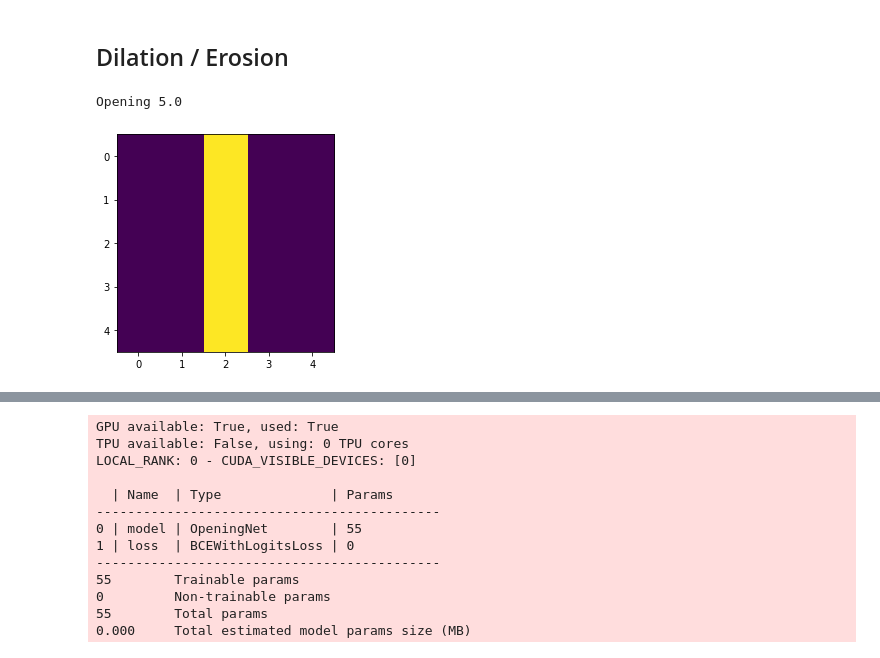
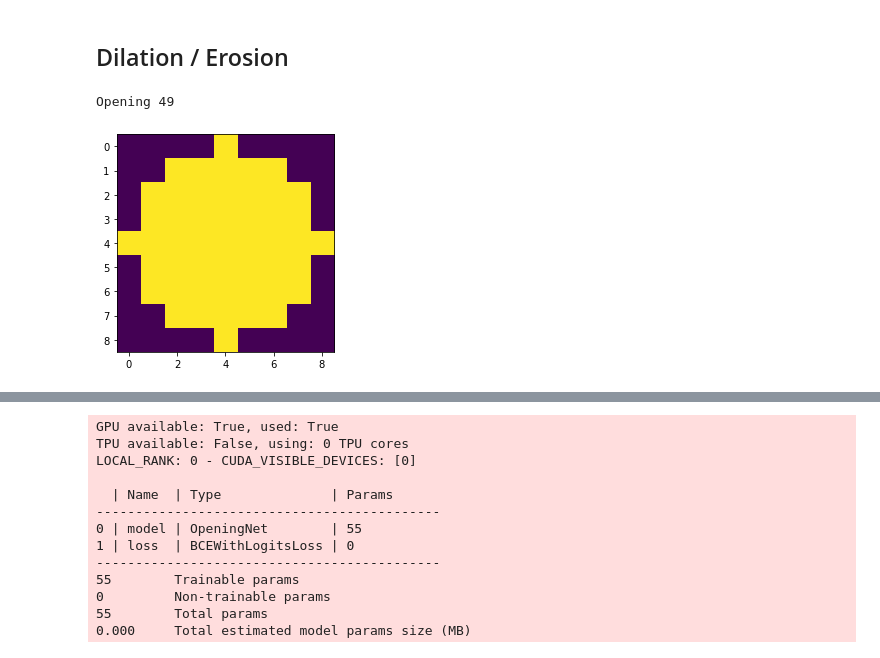
Before and after one commit to TheodoreAouad/3d_segm, a Jupyter notebook: Notebooks/DeepMorpho.ipynb, the cells around one changed output, grey strips where cells are left out. Saved outputs shown, nothing was run; the diff lists cells and outputs as text; code cells hidden in the pictures.

Commit message:
add new dataset and new morp operatoins

```diff
--- a/Notebooks/DeepMorpho.ipynb
+++ b/Notebooks/DeepMorpho.ipynb
@@ -7,6 +7,7 @@ from importlib import reload
 import random
 from functools import reduce
 from os.path import join
+from time import time
 
 import numpy as np
 import matplotlib.pyplot as plt
@@ -17,18 +18,20 @@ import pytorch_lightning as pl
 import skimage.morphology as morp
 from pytorch_lightning import Trainer
 from pytorch_lightning.loggers import TensorBoardLogger
+from PIL import Image, ImageDraw
 
 
 
 import general.array_morphology as arm
 import deep_morpho.models.pconv as pconv
 import deep_morpho.models.lightning_pconv as lpconv
-import deep_morpho.models.dilation_layer as dill
+import deep_morpho.models.bise as bise
 import deep_morpho.models.opening_net as onet
-import deep_morpho.models.lightning_dilation_layer as ldill
+import deep_morpho.models.lightning_bise as lbise
 import deep_morpho.models.lightning_opening_net as lon
 import deep_morpho.datasets.generate_forms1 as gfo
 import deep_morpho.datasets.generate_forms2 as gfo2
+import deep_morpho.datasets.generate_forms3 as gfo3
 import deep_morpho.datasets.multi_rect_dataset as mrda
 import deep_morpho.observables.plot_parameters as obs_weights
 import deep_morpho.observables.plot_pred as obs_pred
@@ -36,7 +39,7 @@ import deep_morpho.observables.weight_histogram as weight_histogram
 import deep_morpho.observables as obs
 
 def reload_modules():
-    for modl in [arm, pconv, lpconv, dill, ldill, onet, lon, gfo, gfo2,
+    for modl in [arm, pconv, lpconv, bise, lbise, onet, lon, gfo, gfo2, gfo3,
                  mrda, obs_weights, obs_pred, obs,
                 weight_histogram]:
         reload(modl)
@@ -308,34 +311,34 @@ plot_horizontal([
 # %%
 reload_modules()
 
 # morp_operation = 'Dilation'
 # morp_operation = 'Erosion'
 morp_operation = 'Opening'
 
-selem = np.zeros((5, 5))
+# selem = np.zeros((5, 5))
 # selem[np.arange(5), 5 - np.arange(1, 6)] = 1
 # selem[np.arange(5), np.arange(5)] = 1
-selem[:, 2] = 1
+# selem[:, 2] = 1
 # selem[2, :] = 1
-# selem = morp.disk(2)
+selem = morp.disk(4)
 plt.imshow(selem)
 print(morp_operation, selem.sum())
 
 dataloader = mrda.get_loader(
     batch_size=32,
     n_inputs=500_000,
 #     random_gen_fn=gfo.random_multi_rect,
 #     random_gen_args={
 #         'size': (50, 50),
 #         'n_rectangles': 8,
 #         'max_shape': (10, 10),
 #     },
-    random_gen_fn=gfo2.get_random_diskorect,
-    random_gen_args={'size': (50, 50), 'n_shapes': 15, 'max_shape': (15, 15)},
+    random_gen_fn=gfo3.get_random_rotated_diskorect,
+    random_gen_args={'size': (50, 50), 'n_shapes': 15, 'max_shape': (15, 15), 'p_invert': .5},
     device=device,
     selem=selem,
     morp_operation=morp_operation,
 )
 # %% [output]
-Opening 5.0
+Opening 49
-[figure, old version]
+[figure, new version]
```
Also changed, not shown: parts of 4 cells of this notebook, 10 other files.
